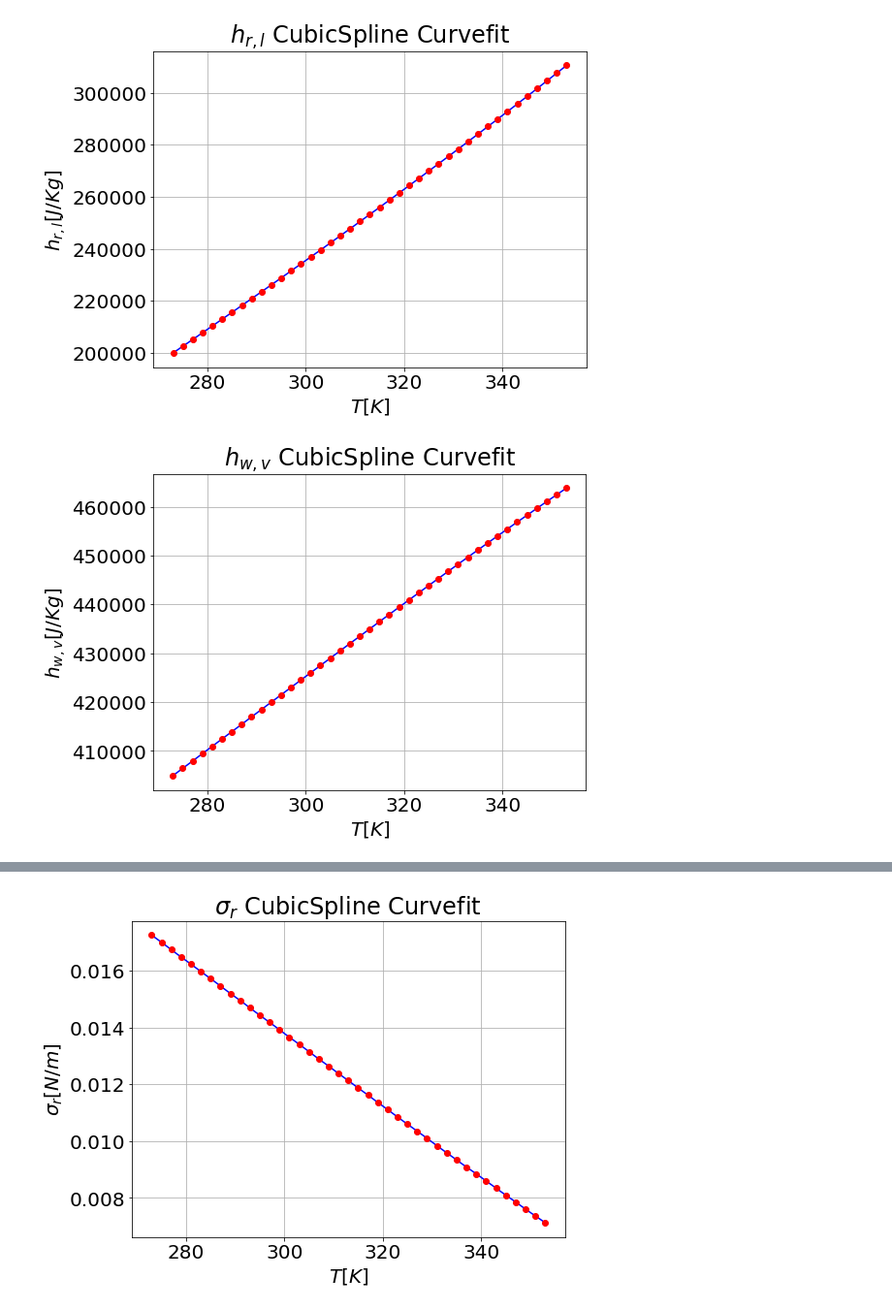
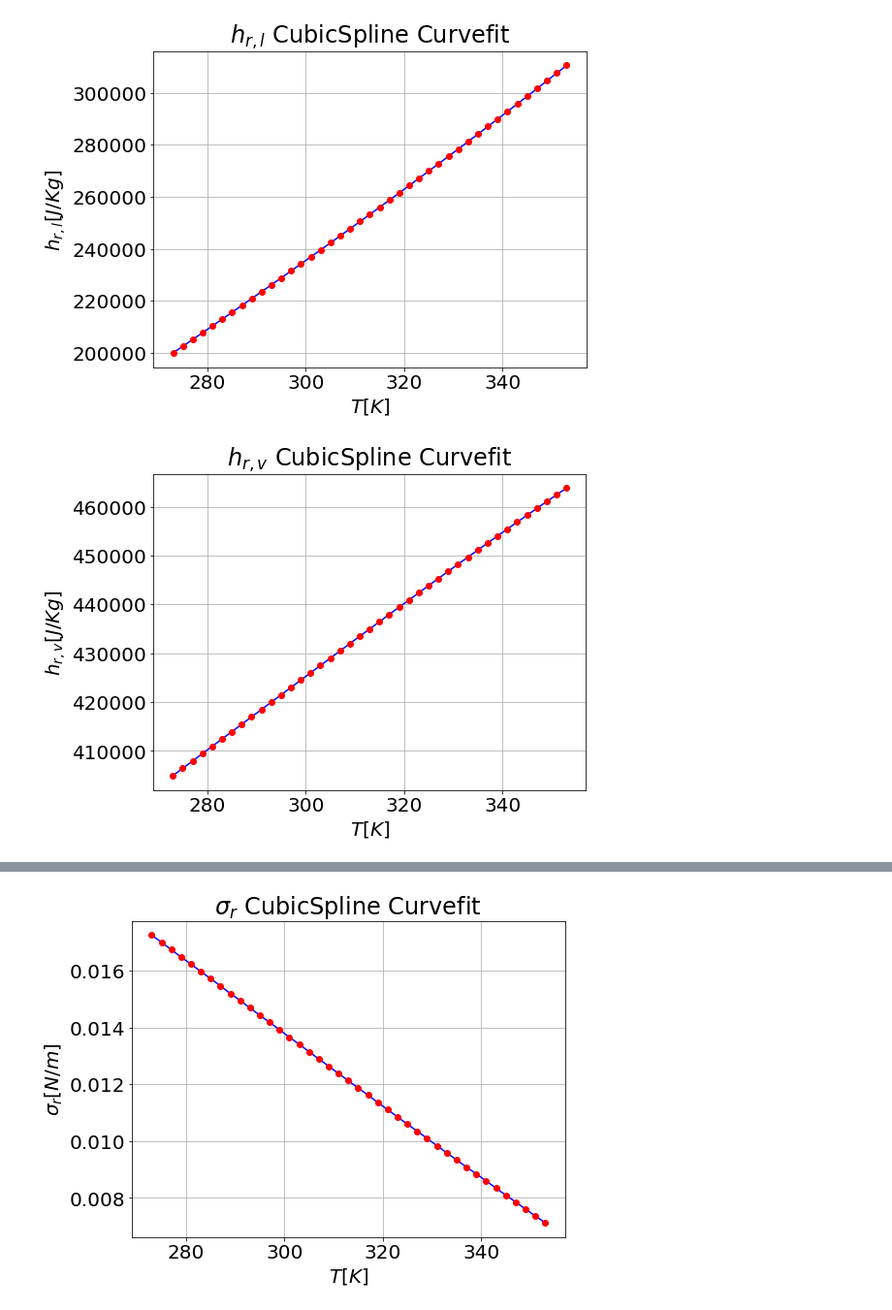
Before and after one commit to unjike/Heat-Transfer-and-Phase-Change, a Jupyter notebook: Project_2.ipynb, the cells around one changed output, grey strips where cells are left out. Shown at 97% size. Saved outputs shown, nothing was run; the diff lists cells and outputs as text; code cells hidden in the pictures.

```diff
--- a/Project_2.ipynb
+++ b/Project_2.ipynb
@@ -412,16 +366,16 @@ plt.show()
 # %%
 #plotting curve fit for saturated enthalpy water liquid
 h_rv = np.array([404.93, 406.43, 407.93, 409.44, 410.94, 412.45, 413.95, 415.46, 416.97, 418.47, 419.98, 421.48, 422.99, 424.49, 425.99, 427.49, 428.99, 430.49, 431.99, 433.48, 434.97, 436.46, 437.95, 439.43, 440.91, 442.38, 443.85, 445.32, 446.78, 448.24, 449.69, 451.13, 452.57, 454.00, 455.43, 456.85, 458.25, 459.66, 461.05, 462.43, 463.80, ])*10**3 # J/Kg
 
 T = np.arange(0,80.01,1) + 273 #K
 f_hrv = interpolate.CubicSpline(T_r, h_rv)
 fig = plt.figure(figsize = (8,6))
 plt.rcParams.update({'font.size': 20})
 plt.plot(T, f_hrv(T), 'b', T_r, h_rv, 'ro')
-plt.title('$h_{w,v}$ CubicSpline Curvefit')
+plt.title('$h_{r,v}$ CubicSpline Curvefit')
 plt.grid()
 plt.xlabel('$T [K]$')
-plt.ylabel('$h_{w,v} [J/Kg]$')
+plt.ylabel('$h_{r,v} [J/Kg]$')
 plt.show()
 # %% [output]
-[figure, old version]
+[figure, new version]
```
Also changed, not shown: parts of 21 cells of this notebook.
